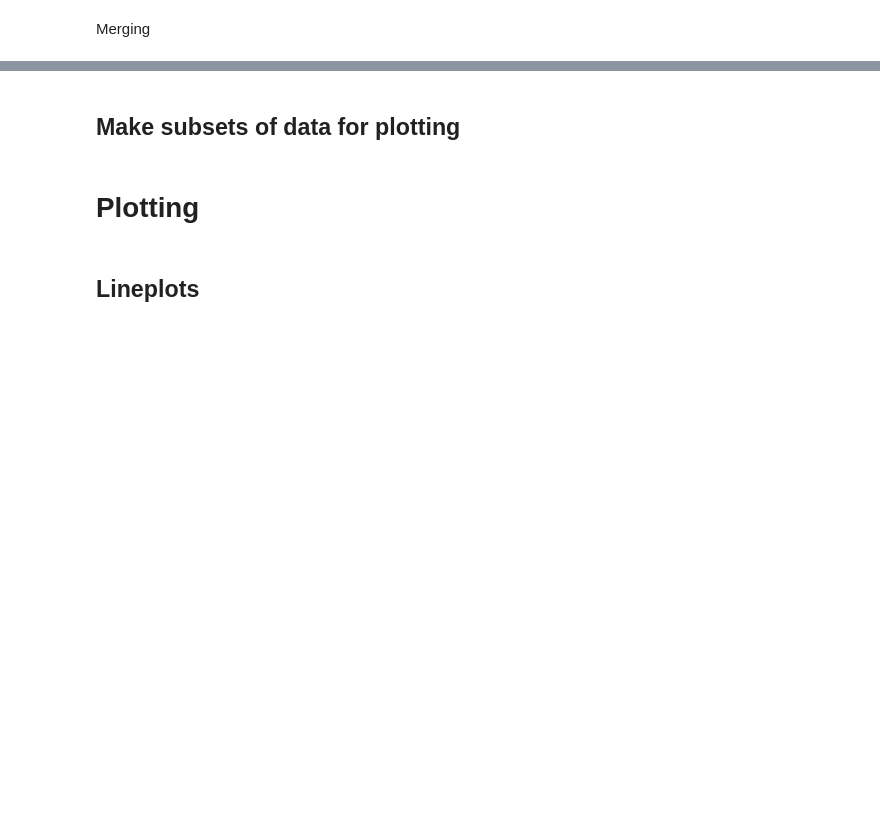
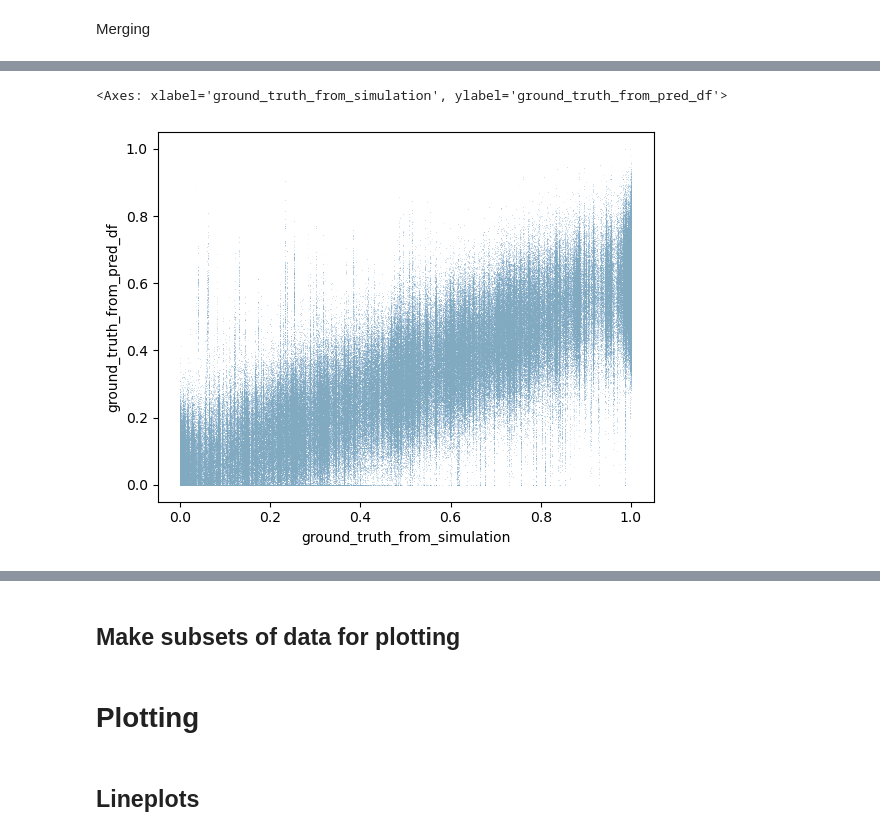
Before and after one commit to CropXR/HALCYON, a Jupyter notebook: notebooks/03_loading_and_plotting_from_mlflow_for_different_MM_sizes.ipynb, the cells around one changed output, grey strips where cells are left out. Saved outputs shown, nothing was run; the diff lists cells and outputs as text; code cells hidden in the pictures; blank space fills up the shorter version.

```diff
--- a/notebooks/03_loading_and_plotting_from_mlflow_for_different_MM_sizes.ipynb
+++ b/notebooks/03_loading_and_plotting_from_mlflow_for_different_MM_sizes.ipynb
@@ -210 +211,6 @@ np.True_
+# %%
+sns.scatterplot(data=outcome, x='ground_truth_from_simulation', y='ground_truth_from_pred_df', s=.1, marker='.', alpha=.5)
+# %% [output]
+<Axes: xlabel='ground_truth_from_simulation', ylabel='ground_truth_from_pred_df'>
+[figure, added]
 # %%
```
Also changed, not shown: parts of 4 cells of this notebook.
